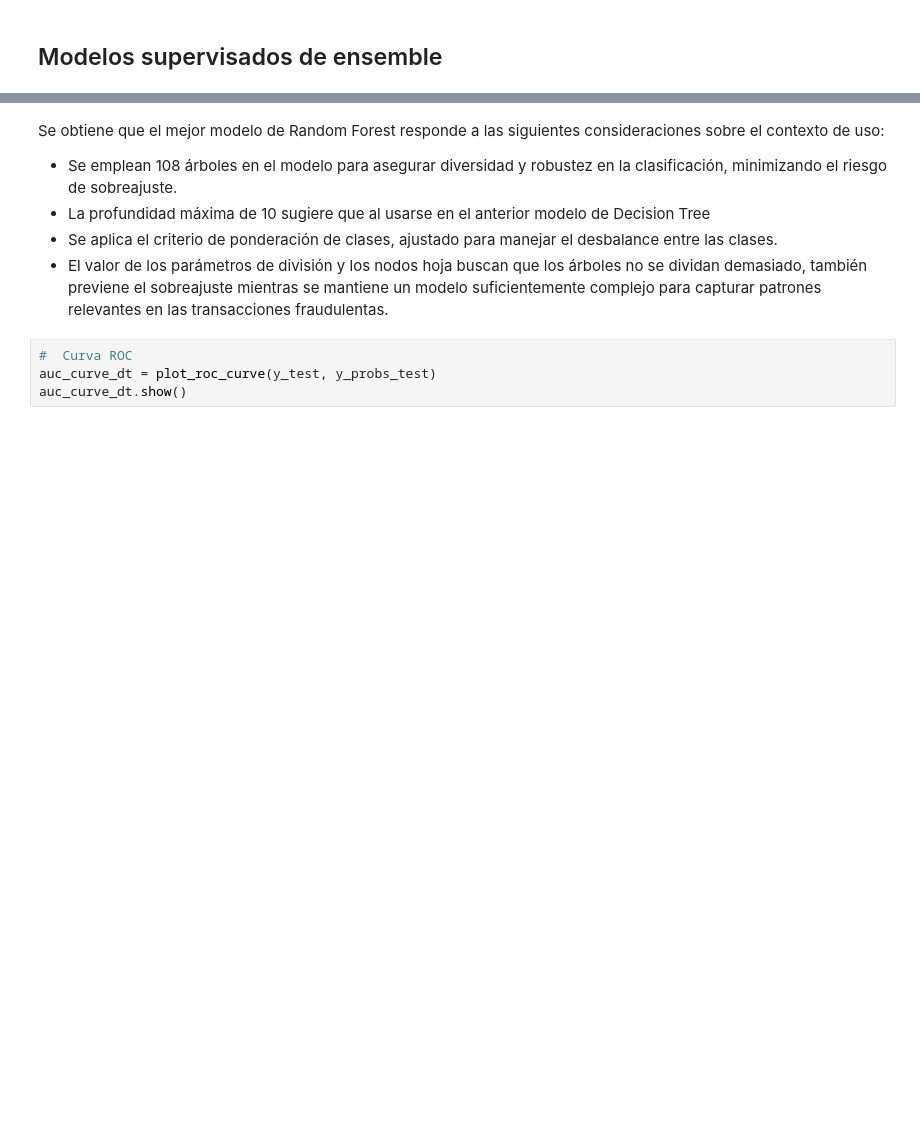
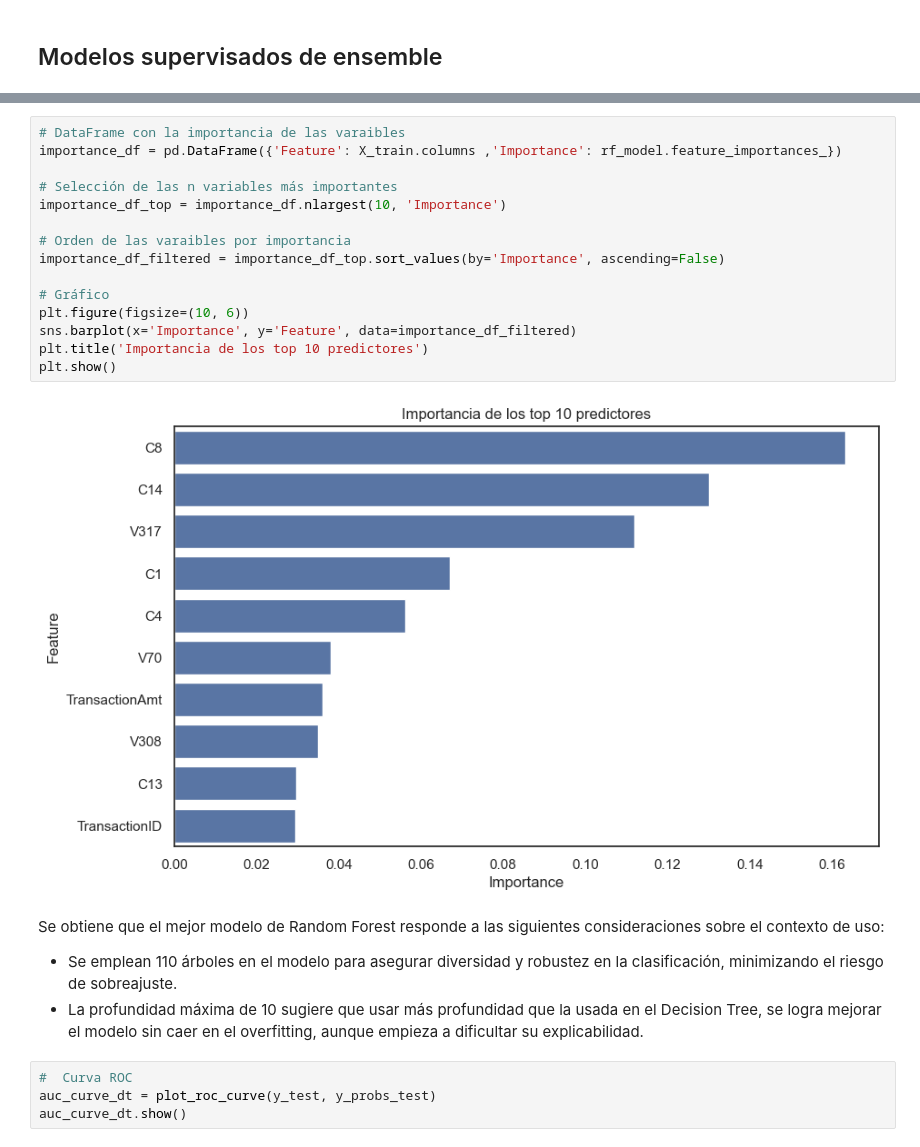
Before and after one commit to RenzoCar1997/trabajo-ensembles, a Jupyter notebook: fraudDetection_student.ipynb, the cells around one changed output, grey strips where cells are left out. Drawn from its saved outputs; the diff is of its cells as text; blank space fills up the shorter version.

```diff
--- a/fraudDetection_student.ipynb
+++ b/fraudDetection_student.ipynb
@@ -647,10 +711,25 @@ Roc-auc score en test: 0.892
+# %%
+# DataFrame con la importancia de las varaibles
+importance_df = pd.DataFrame({'Feature': X_train.columns ,'Importance': rf_model.feature_importances_})
+
+# Selección de las n variables más importantes
+importance_df_top = importance_df.nlargest(10, 'Importance')
+
+# Orden de las varaibles por importancia
+importance_df_filtered = importance_df_top.sort_values(by='Importance', ascending=False)
+
+# Gráfico
+plt.figure(figsize=(10, 6))
+sns.barplot(x='Importance', y='Feature', data=importance_df_filtered)
+plt.title('Importancia de los top 10 predictores')
+plt.show()
+# %% [output]
+[figure, added]
 # %% [markdown]
 Se obtiene que el mejor modelo de Random Forest responde a las siguientes consideraciones sobre el contexto de uso:
 
-* Se emplean 108 árboles en el modelo para asegurar diversidad y robustez en la clasificación, minimizando el riesgo de sobreajuste.
-* La profundidad máxima de 10 sugiere que al usarse en el anterior modelo de Decision Tree
-* Se aplica el criterio de ponderación de clases, ajustado para manejar el desbalance entre las clases.
-* El valor de los parámetros de división y los nodos hoja buscan que los árboles no se dividan demasiado, también previene el sobreajuste mientras se mantiene un modelo suficientemente complejo para capturar patrones relevantes en las transacciones fraudulentas.
+* Se emplean 110 árboles en el modelo para asegurar diversidad y robustez en la clasificación, minimizando el riesgo de sobreajuste.
+* La profundidad máxima de 10 sugiere que usar más profundidad que la usada en el Decision Tree, se logra mejorar el modelo sin caer en el overfitting, aunque empieza a dificultar su explicabilidad.
 # %%
 #  Curva ROC
 auc_curve_dt = plot_roc_curve(y_test, y_probs_test)
```
Also changed, not shown: parts of 21 cells of this notebook, 4 other files.
